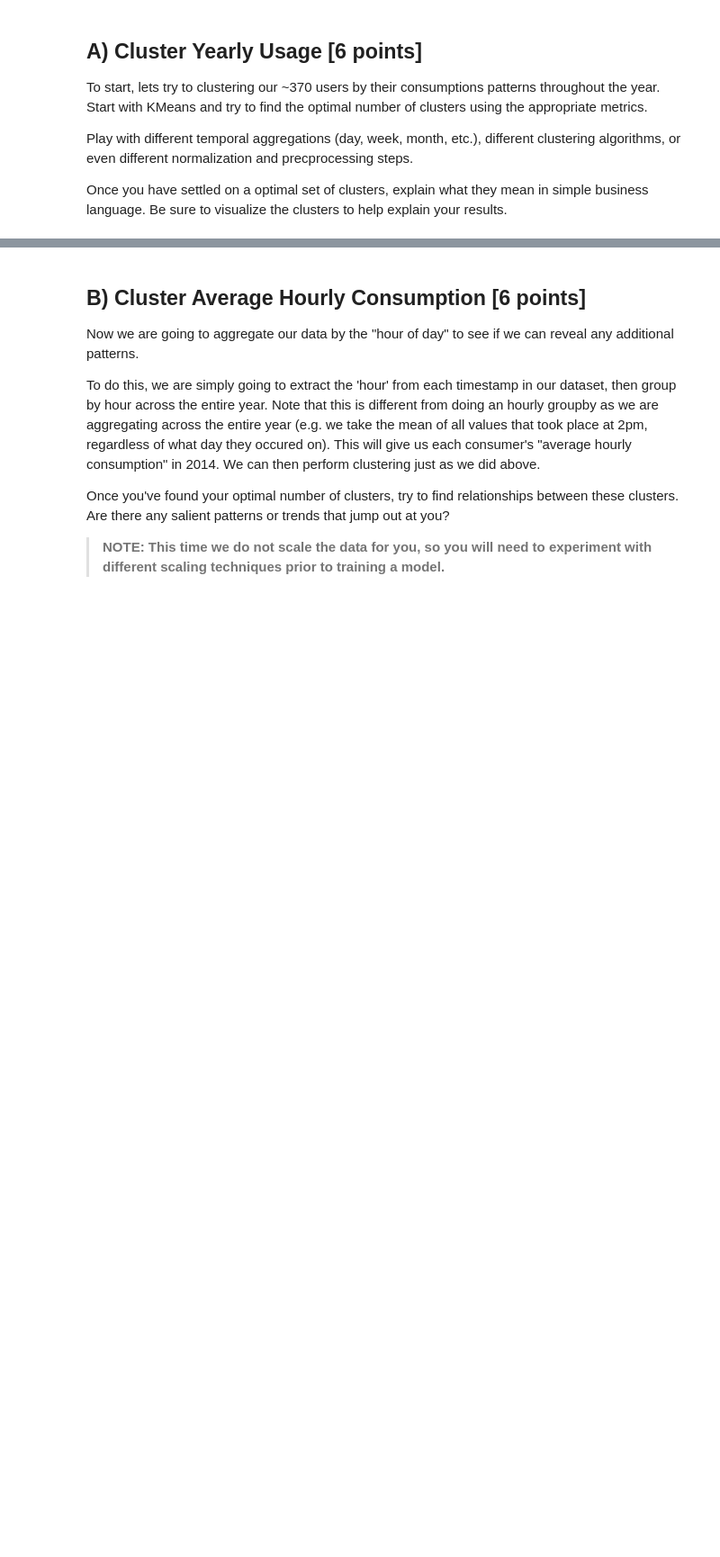
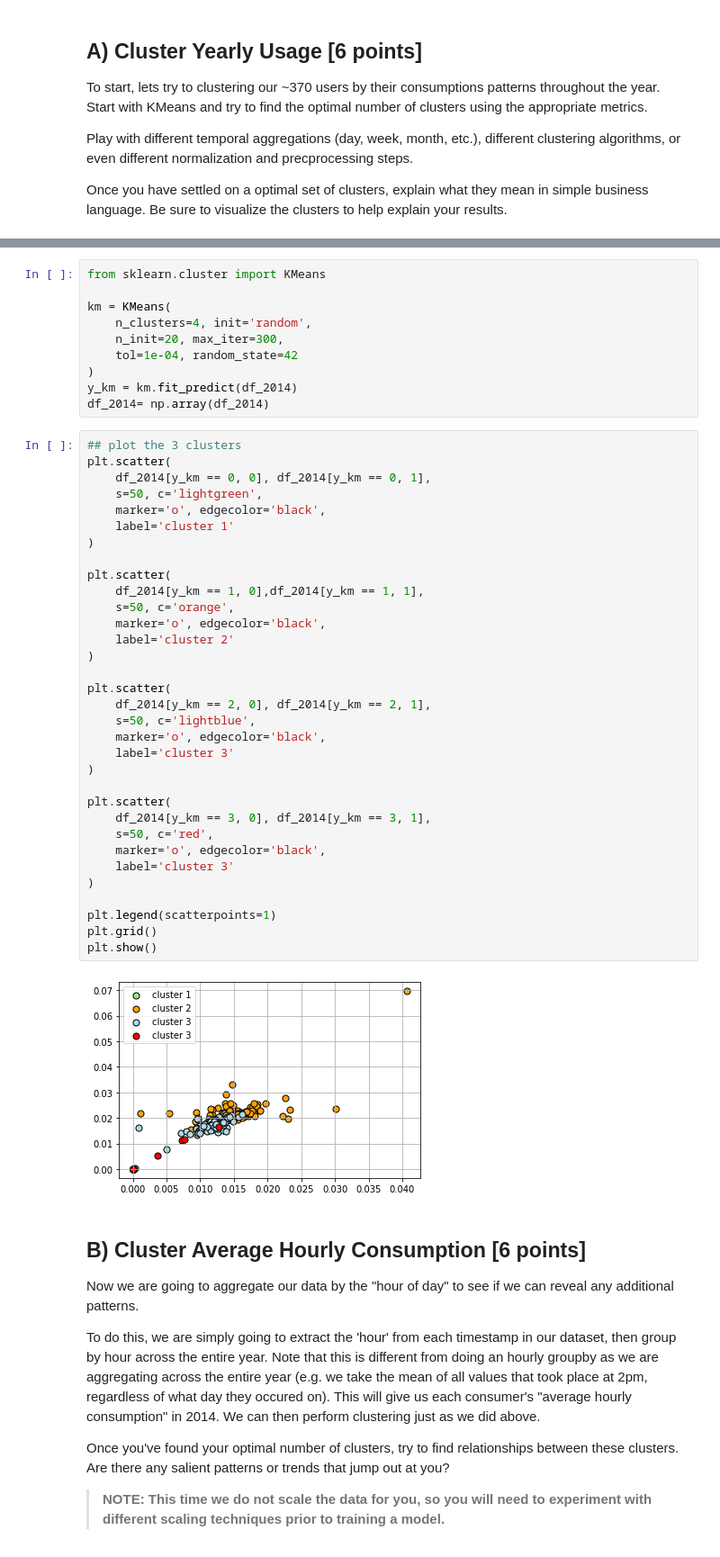
Before and after one commit to asouzujoseph/Machine-learning-with-Python, a Jupyter notebook: Assignment_3_Clustering_1.ipynb, the cells around one changed output, grey strips where cells are left out. Shown at 90% size. Cells and saved outputs as stored; diff of their text form; blank space fills up the shorter version.

```diff
--- a/Assignment_3_Clustering_1.ipynb
+++ b/Assignment_3_Clustering_1.ipynb
@@ -379,3 +433,48 @@ Once you have settled on a optimal set of clusters, explain what they mean in si
+# %%
+from sklearn.cluster import KMeans
+
+km = KMeans(
+    n_clusters=4, init='random',
+    n_init=20, max_iter=300,
+    tol=1e-04, random_state=42
+)
+y_km = km.fit_predict(df_2014)
+df_2014= np.array(df_2014)
+# %%
+## plot the 3 clusters
+plt.scatter(
+    df_2014[y_km == 0, 0], df_2014[y_km == 0, 1],
+    s=50, c='lightgreen',
+    marker='o', edgecolor='black',
+    label='cluster 1'
+)
+
+plt.scatter(
+    df_2014[y_km == 1, 0],df_2014[y_km == 1, 1],
+    s=50, c='orange',
+    marker='o', edgecolor='black',
+    label='cluster 2'
+)
+
+plt.scatter(
+    df_2014[y_km == 2, 0], df_2014[y_km == 2, 1],
+    s=50, c='lightblue',
+    marker='o', edgecolor='black',
+    label='cluster 3'
+)
+
+plt.scatter(
+    df_2014[y_km == 3, 0], df_2014[y_km == 3, 1],
+    s=50, c='red',
+    marker='o', edgecolor='black',
+    label='cluster 3'
+)
+
+plt.legend(scatterpoints=1)
+plt.grid()
+plt.show()
+# %% [output]
+[figure, added]
 # %% [markdown]
 ## B) Cluster Average Hourly Consumption [6 points]
 
```
Also changed, not shown: parts of 15 cells of this notebook.
